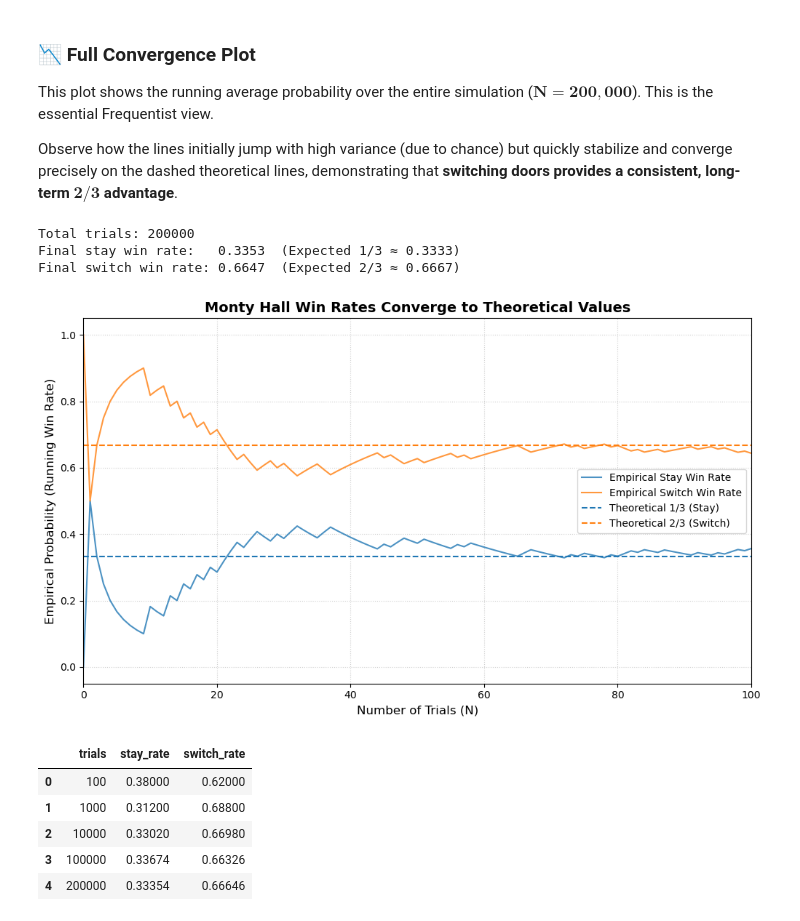
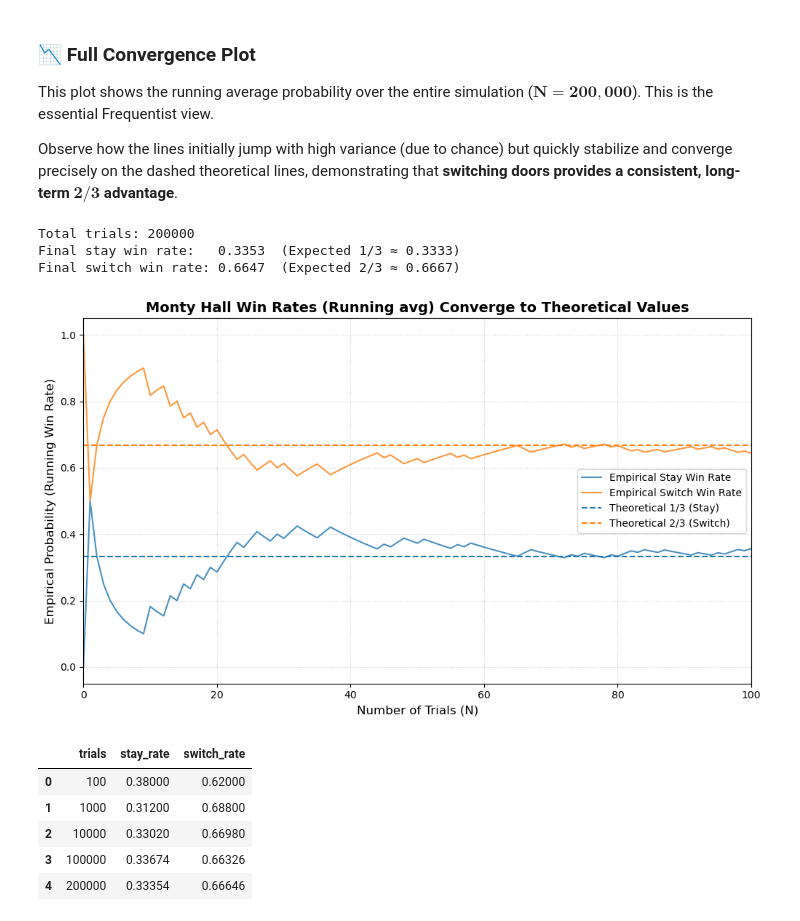
Before and after one commit to IE-ML-for-Healthcare/Bayesian-in-HC, a Jupyter notebook: 01_Monty_Hall_Frequentist_vs_Bayesian.ipynb, the cells around one changed output. Drawn from its saved outputs; the diff is of its cells as text; code cells hidden in the pictures.

```diff
--- a/01_Monty_Hall_Frequentist_vs_Bayesian.ipynb
+++ b/01_Monty_Hall_Frequentist_vs_Bayesian.ipynb
@@ -262,35 +264,35 @@ print(f"Final switch win rate: {res['running_switch'][-1]:.4f}  (Expected 2/3
 # ---------------------------------------------------------------
 # Plot the convergence of probabilities
 # ---------------------------------------------------------------
 
 plt.figure(figsize=(10, 6))
 
 # Plot running averages over trials
 plt.plot(res["running_stay"], label="Empirical Stay Win Rate", color='tab:blue', alpha=0.8)
 plt.plot(res["running_switch"], label="Empirical Switch Win Rate", color='tab:orange', alpha=0.8)
 
 # Add horizontal dashed lines for theoretical values (the true probabilities)
 plt.axhline(1/3, linestyle="--", color="tab:blue", label="Theoretical 1/3 (Stay)")
 plt.axhline(2/3, linestyle="--", color="tab:orange", label="Theoretical 2/3 (Switch)")
 
 # Label the axes
 plt.xlabel("Number of Trials (N)", fontsize=12)
 plt.ylabel("Empirical Probability (Running Win Rate)", fontsize=12)
 
 # Add a descriptive title
 plt.title("Monty Hall Win Rates (Running avg) Converge to Theoretical Values", fontsize=14, fontweight='bold')
 
 # Display legend and format nicely
 plt.legend(loc='center right')
 plt.grid(True, linestyle=':', alpha=0.6, axis='both')
 plt.tight_layout()
-plt.xlim(0, 100)
+plt.xlim(0, min(100, N)) # Zoom in to show initial convergence
 plt.show()
 # %% [output]
 Total trials: 200000
 Final stay win rate:   0.3353  (Expected 1/3 ≈ 0.3333)
 Final switch win rate: 0.6647  (Expected 2/3 ≈ 0.6667)
-[figure, old version]
+[figure, new version]
 # %%
 # Evaluate across increasing batch sizes to show approximation quality
 batch_sizes = [100, 1000, 10000, 100000, 200000]
```
Also changed, not shown: parts of 5 cells of this notebook.
